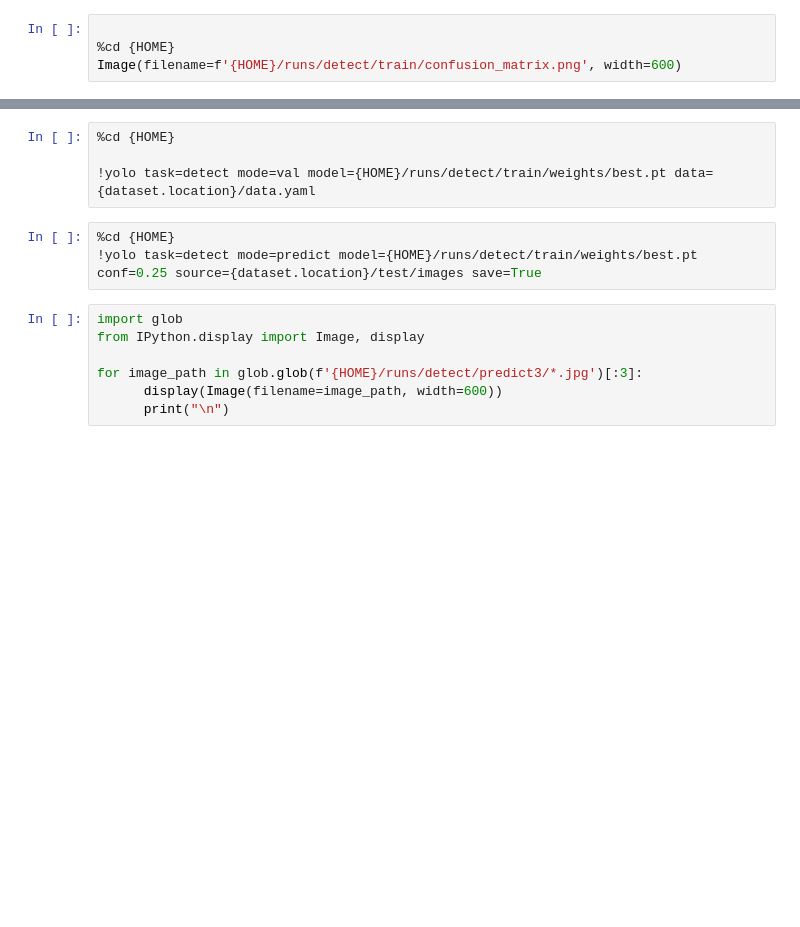
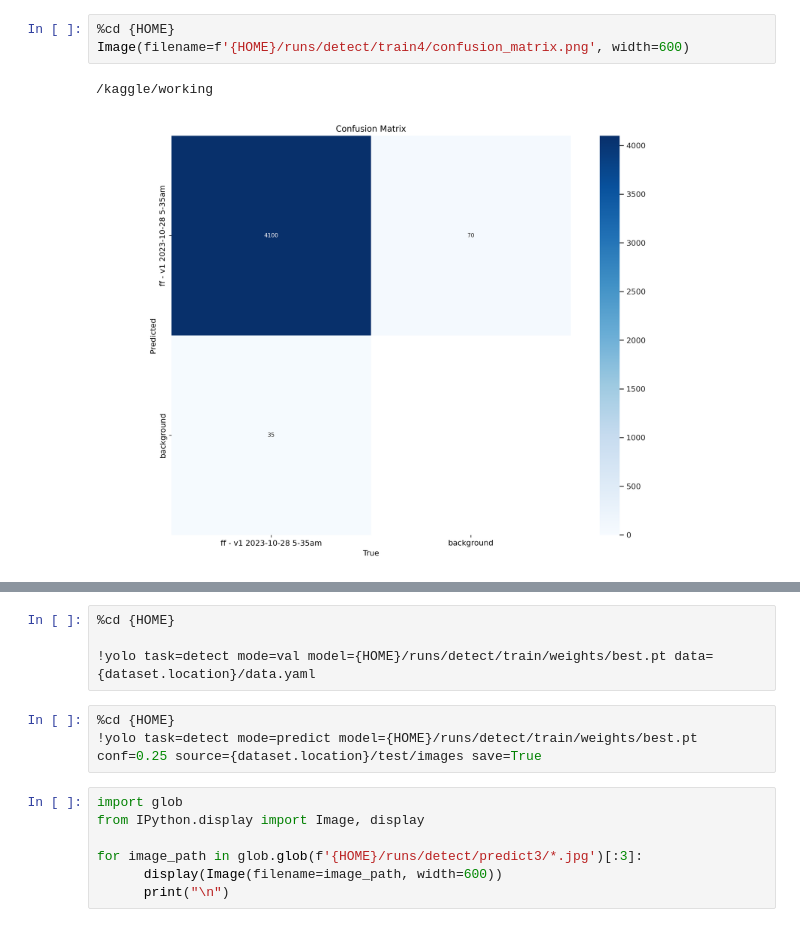
Before and after one commit to ChaconneLuo/Object_Detection, a Jupyter notebook: yolov8/yolov8.ipynb, the cells around one changed output, grey strips where cells are left out. Drawn from its saved outputs; the diff is of its cells as text; blank space fills up the shorter version.

Commit message:
Kaggle Notebook | yolov8 | Version 1

```diff
--- a/yolov8/yolov8.ipynb
+++ b/yolov8/yolov8.ipynb
@@ -37,7 +100,9 @@ dataset = version.download("yolov8")
 # %%
-
 %cd {HOME}
-Image(filename=f'{HOME}/runs/detect/train/confusion_matrix.png', width=600)
+Image(filename=f'{HOME}/runs/detect/train4/confusion_matrix.png', width=600)
+# %% [output]
+/kaggle/working
+[figure, added]
 # %%
 
 %cd {HOME}
```
Also changed, not shown: parts of 11 cells of this notebook.
